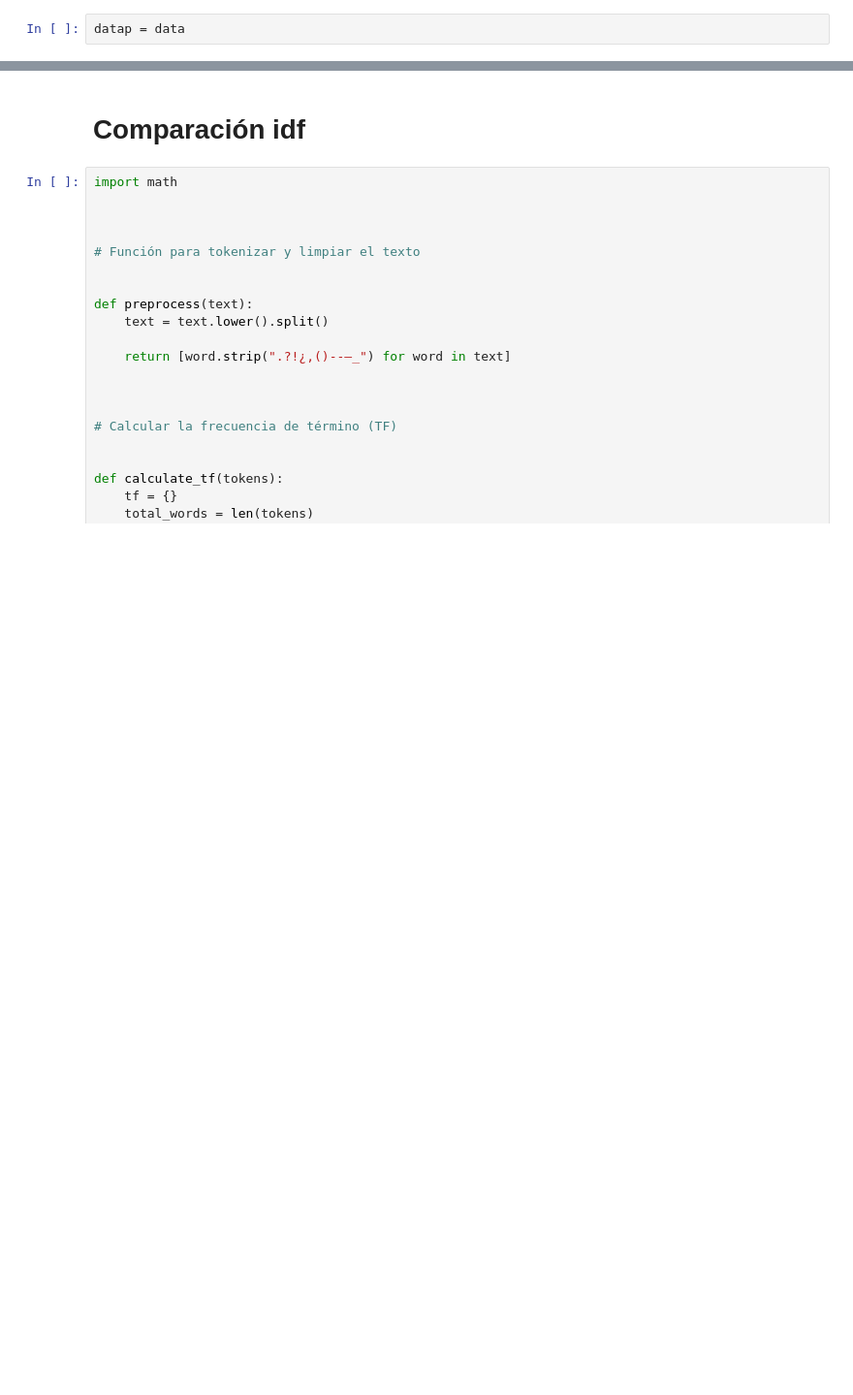
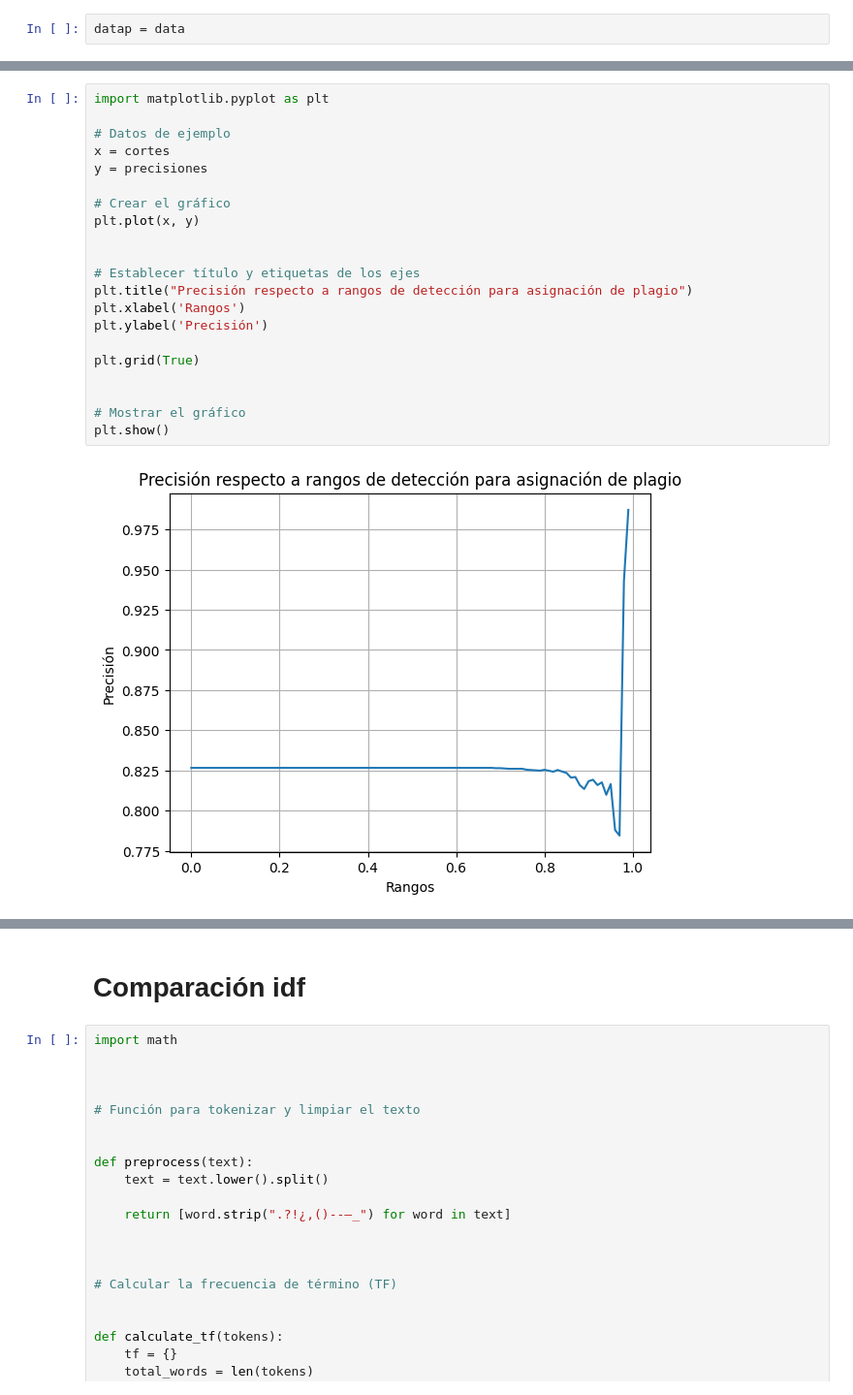
Before and after one commit to DiegoPad2001/PlagiarismDetectorML, a Jupyter notebook: DistProb.ipynb, the cells around one changed output, grey strips where cells are left out. Shown at 97% size. Saved outputs shown, nothing was run; the diff lists cells and outputs as text; blank space fills up the shorter version.

```diff
--- a/DistProb.ipynb
+++ b/DistProb.ipynb
@@ -132,3 +184,26 @@ Precisión de range>0.9 es: 1.0 con corte en 0.99
+# %%
+import matplotlib.pyplot as plt
+
+# Datos de ejemplo
+x = cortes
+y = precisiones
+
+# Crear el gráfico
+plt.plot(x, y)
+
+
+# Establecer título y etiquetas de los ejes
+plt.title("Precisión respecto a rangos de detección para asignación de plagio")
+plt.xlabel('Rangos')
+plt.ylabel('Precisión')
+
+plt.grid(True)
+
+
+# Mostrar el gráfico
+plt.show()
+# %% [output]
+[figure, added]
 # %%
 datap
 # %% [output]
```
Also changed, not shown: parts of 14 cells of this notebook, 4 other files.
